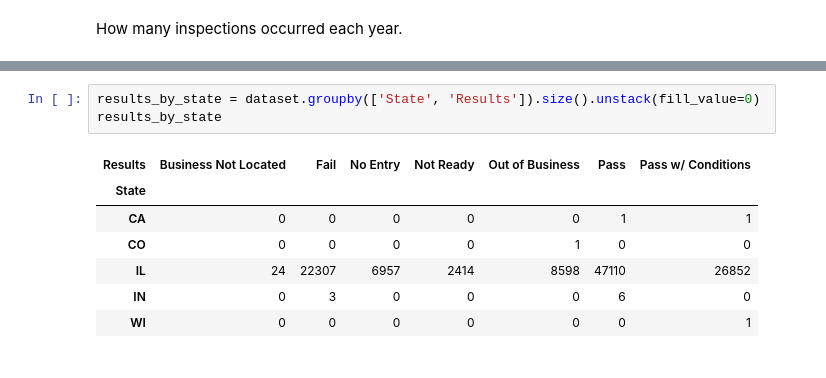
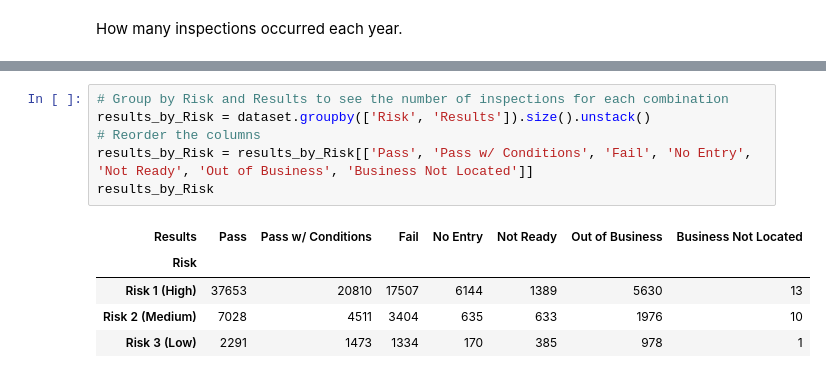
Before and after one commit to suhail-ak/data_science_py, a Jupyter notebook: DataScience_Project.ipynb, the cells around one changed output, grey strips where cells are left out. Cells and saved outputs as stored; diff of their text form.

```diff
--- a/DataScience_Project.ipynb
+++ b/DataScience_Project.ipynb
@@ -207,12 +206,13 @@ monthly_inspections.count()
 80
-# %%
-results_by_state = dataset.groupby(['State', 'Results']).size().unstack(fill_value=0)
-results_by_state
-# %% [output]
-| Results | Business Not Located | Fail | No Entry | Not Ready | Out of Business | Pass | Pass w/ Conditions |
-| State |  |  |  |  |  |  |  |
-| CA | 0 | 0 | 0 | 0 | 0 | 1 | 1 |
-| CO | 0 | 0 | 0 | 0 | 1 | 0 | 0 |
-| IL | 24 | 22307 | 6957 | 2414 | 8598 | 47110 | 26852 |
-| IN | 0 | 3 | 0 | 0 | 0 | 6 | 0 |
-| WI | 0 | 0 | 0 | 0 | 0 | 0 | 1 |
+# %%
+# Group by Risk and Results to see the number of inspections for each combination
+results_by_Risk = dataset.groupby(['Risk', 'Results']).size().unstack()
+# Reorder the columns
+results_by_Risk = results_by_Risk[['Pass', 'Pass w/ Conditions', 'Fail', 'No Entry', 'Not Ready', 'Out of Business', 'Business Not Located']]
+results_by_Risk
+# %% [output]
+| Results | Pass | Pass w/ Conditions | Fail | No Entry | Not Ready | Out of Business | Business Not Located |
+| Risk |  |  |  |  |  |  |  |
+| Risk 1 (High) | 37653 | 20810 | 17507 | 6144 | 1389 | 5630 | 13 |
+| Risk 2 (Medium) | 7028 | 4511 | 3404 | 635 | 633 | 1976 | 10 |
+| Risk 3 (Low) | 2291 | 1473 | 1334 | 170 | 385 | 978 | 1 |
```
Also changed, not shown: parts of 10 cells of this notebook, 1 other file.
